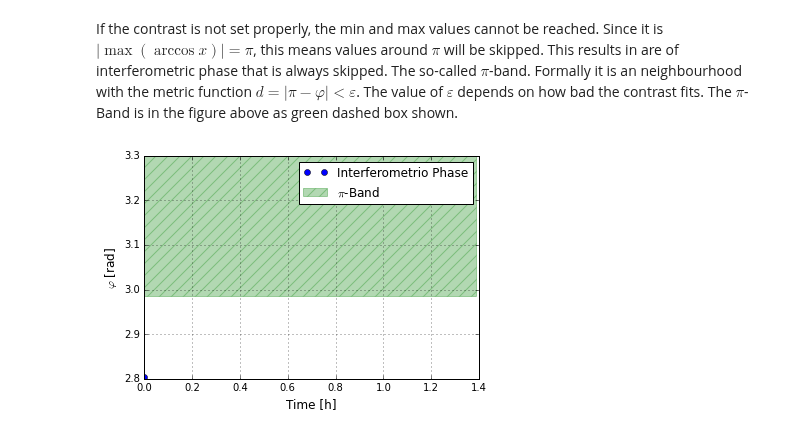
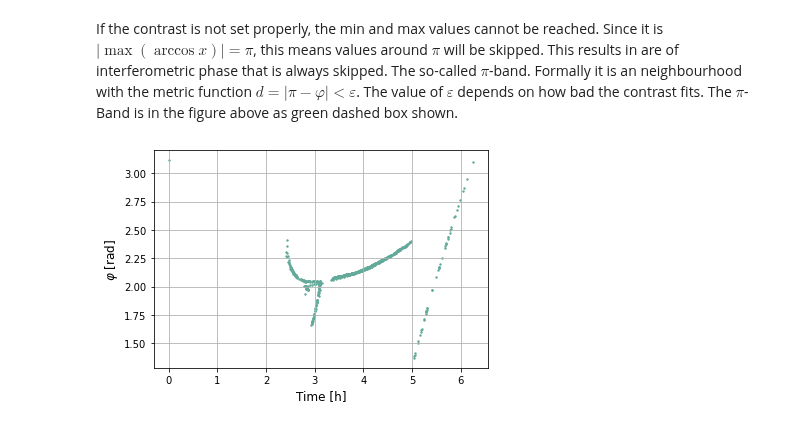
Before and after one commit to bilaljo/MiniPTI, a Jupyter notebook: notebooks/pti.ipynb, the cells around one changed output. Cells and saved outputs as stored; diff of their text form; code cells hidden in the pictures.

```diff
--- a/notebooks/pti.ipynb
+++ b/notebooks/pti.ipynb
@@ -6,9 +6,8 @@ from scipy.optimize import minimize
 # %%
 from phase_scan import PhaseScan
 # %%
-decimation_data = pd.read_csv("Decimation.csv")
+decimation_data = pd.read_csv("Decimation.csv")[:89000]
 pti_data = pd.read_csv("PTI_Inversion.csv")
-plt.style.use('classic')
 # %% [markdown]
 # DC Values
 # %%
@@ -178,9 +244,4 @@ def detector_2_df(signal, i):
 # %%
-data = np.array([decimation_data["DC1"][:1000], decimation_data["DC2"][:1000], decimation_data["DC3"][:1000]]).T
-phase_scan = PhaseScan(data)
-phase_scan.set_max()
-phase_scan.set_min()
-
 min_values = []
 max_values = []
 t = 0
@@ -188,9 +249,7 @@ results_detector_1 = []
 phases = []
 results_detector_2 = []
 last_time = 0
-update = False
-epsilon = 0.05
-for i in range(5000):
+for i in range(1000):
     signal = np.array([decimation_data["DC1"][i], decimation_data["DC2"][i], decimation_data["DC3"][i]])
     for i in range(3):
         if signal[i] > phase_scan.max_intensities[i]:
@@ -211,19 +270,6 @@ for i in range(5000):
         res_2 = minimize(detector_2(signal, 2), x0=3.76867851565287, jac=detector_2_df(signal, 2)).x[0]
         results_detector_2.append(res_2)
     t += 1
-    for phase in phases[last_time:t]:
-        if phase[(np.abs(phase - np.pi) < epsilon)].size < 5:
-            update = True
-            break
-    if update:
-        phase_scan.set_data(np.array([decimation_data["DC1"][last_time:t],
-                                      decimation_data["DC2"][last_time:t],
-                                      decimation_data["DC3"][last_time:t]]).T)
-        phase_scan.set_max()
-        phase_scan.set_min()
-        min_values.append(PhaseScan.min_intensities)
-        max_values.append(PhaseScan.max_intensities)
-        last_time = t
 # %%
 res = np.array(results_detector_1)
 res2 = np.array(results_detector_2)
@@ -233,16 +279,15 @@ res2 = np.array(results_detector_2)
 If the contrast is not set properly, the min and max values cannot be reached. Since it is $|\max(\arccos{x})| = \pi$, this means values around $\pi$ will be skipped. This results in are of interferometric phase that is always skipped. The so-called $\pi$-band. Formally it is an neighbourhood with the metric function $d = |\pi - \varphi| < \varepsilon$. The value of $\varepsilon$ depends on how bad the contrast fits.
 The $\pi$-Band is in the figure above as green dashed box shown.
 # %%
-from matplotlib import patches
-fig,ax = plt.subplots()
-plt.plot(np.arange(len(phases)) / 3600, phases, "o", label="Interferometrio Phase")
-rect = patches.Rectangle((0, 0.95 * np.pi), len(phases) / 3600 , 0.1 * np.pi, linewidth=1, hatch="//", alpha=0.3, color="green", label="$\pi$-Band")
-ax.add_patch(rect)
+plt.scatter(phases, res, label="Interferometrio Phase", s=2, color="#64AA9A")
+#plt.plot(phases, res2, "o", label="Interferometrio Phase")
+#rect = patches.Rectangle((0, 0.95 * np.pi), len(phases) / 3600 , 0.1 * np.pi, linewidth=1, hatch="//", alpha=0.3, color="green", label="$\pi$-Band")
+#ax.add_patch(rect)
 plt.xlabel("Time [h]", fontsize=12)
 plt.ylabel(r"$\varphi$ [rad]", fontsize=12)
 plt.grid()
-plt.legend()
+#plt.legend()
 plt.savefig("pi-band.pdf",bbox_inches='tight')
 # %% [output]
-[figure, old version]
+[figure, new version]
 # %%
```
Also changed, not shown: parts of 25 cells of this notebook, 1 other file.
